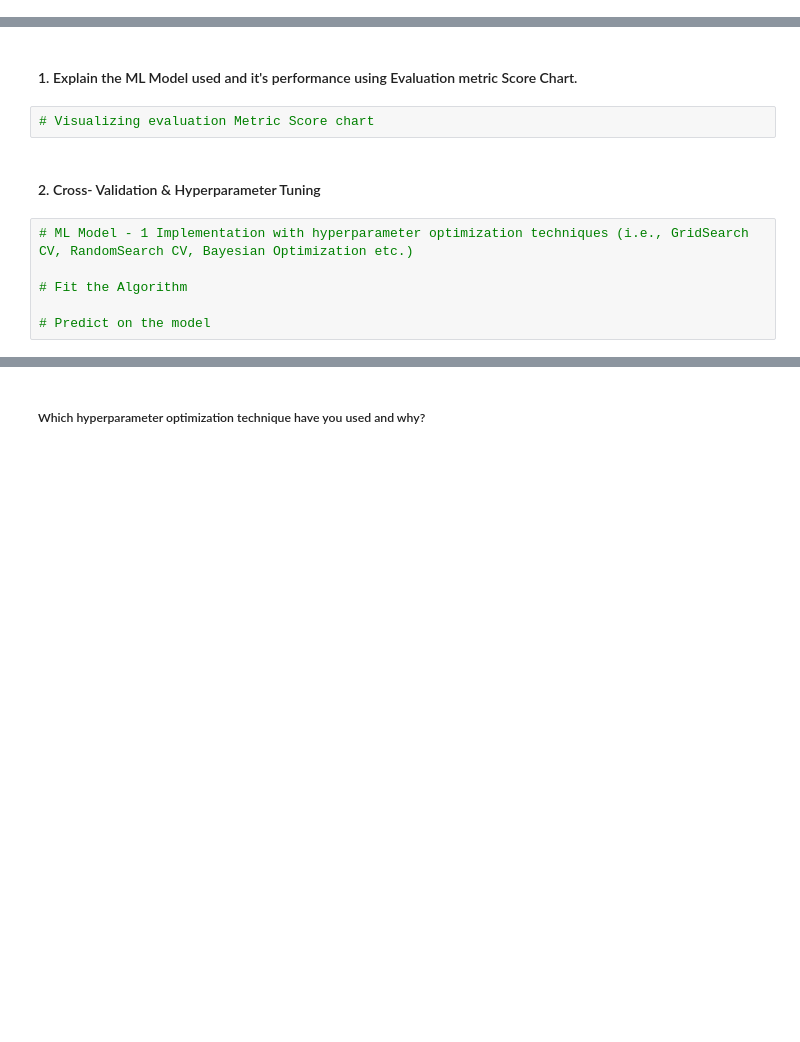
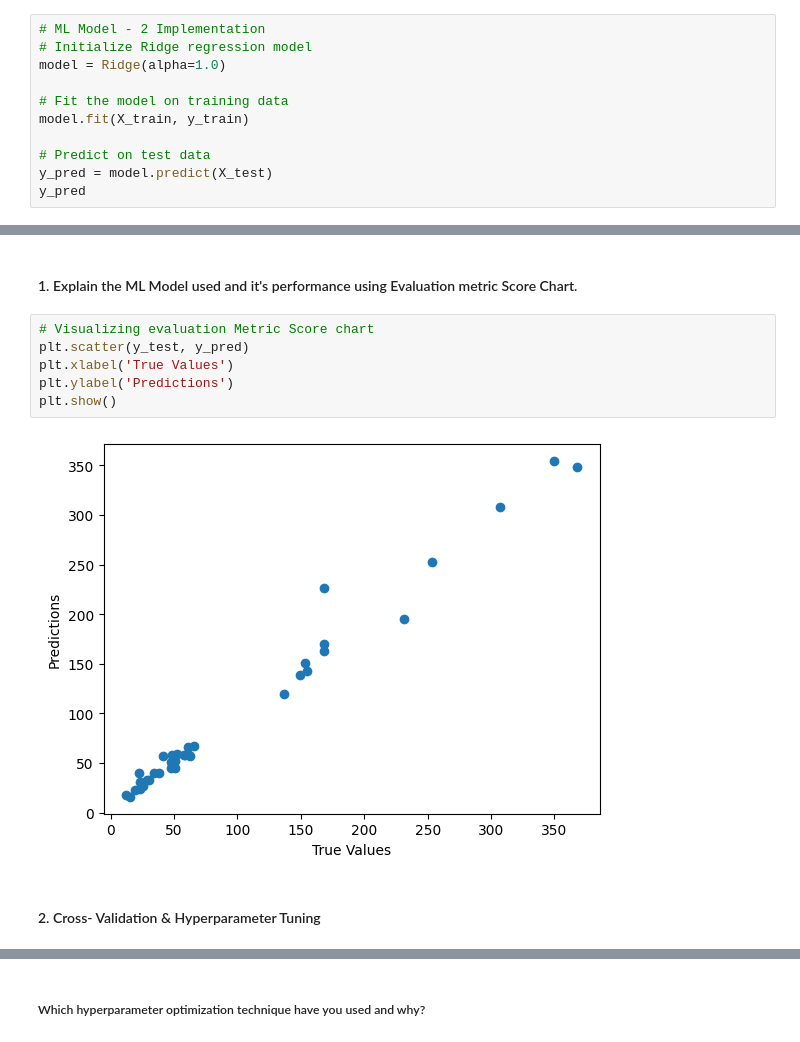
Before and after one commit to MishraVikas01/Capstone_project_Regression, a Jupyter notebook: vikas_ML_Submission_Template.ipynb, the cells around one changed output, grey strips where cells are left out. Drawn from its saved outputs; the diff is of its cells as text; blank space fills up the shorter version.

```diff
--- a/vikas_ML_Submission_Template.ipynb
+++ b/vikas_ML_Submission_Template.ipynb
@@ -879,2 +986,13 @@ Answer Here.
 # %% [markdown]
 ### ML Model - 2
+# %%
+# ML Model - 2 Implementation
+# Initialize Ridge regression model
+model = Ridge(alpha=1.0)
+
+# Fit the model on training data
+model.fit(X_train, y_train)
+
+# Predict on test data
+y_pred = model.predict(X_test)
+y_pred
@@ -882,11 +1020,11 @@ Answer Here.
 #### 1. Explain the ML Model used and it's performance using Evaluation metric Score Chart.
 # %%
 # Visualizing evaluation Metric Score chart
+plt.scatter(y_test, y_pred)
+plt.xlabel('True Values')
+plt.ylabel('Predictions')
+plt.show()
+# %% [output]
+[figure, added]
 # %% [markdown]
 #### 2. Cross- Validation & Hyperparameter Tuning
-# %%
-# ML Model - 1 Implementation with hyperparameter optimization techniques (i.e., GridSearch CV, RandomSearch CV, Bayesian Optimization etc.)
-
-# Fit the Algorithm
-
-# Predict on the model
```
Also changed, not shown: parts of 122 cells of this notebook.
